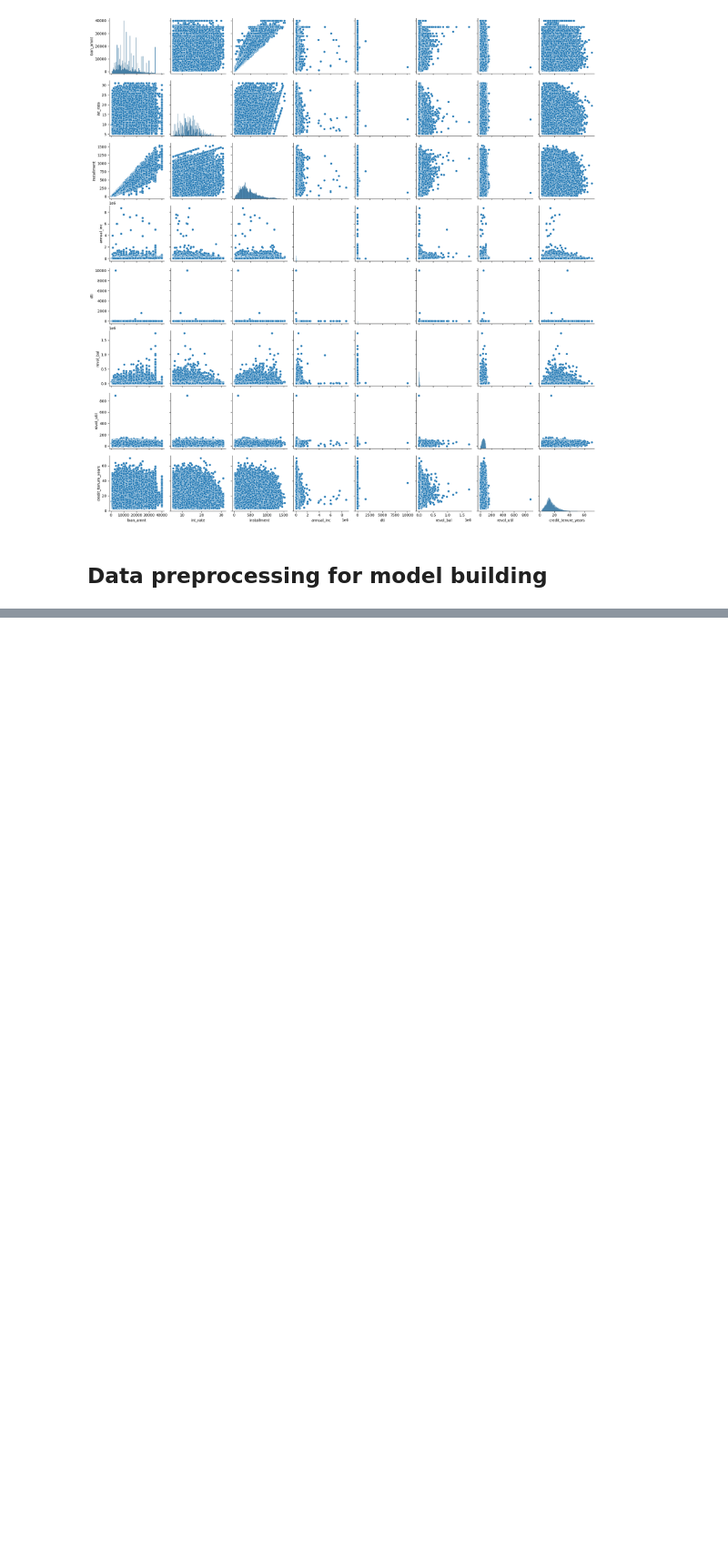
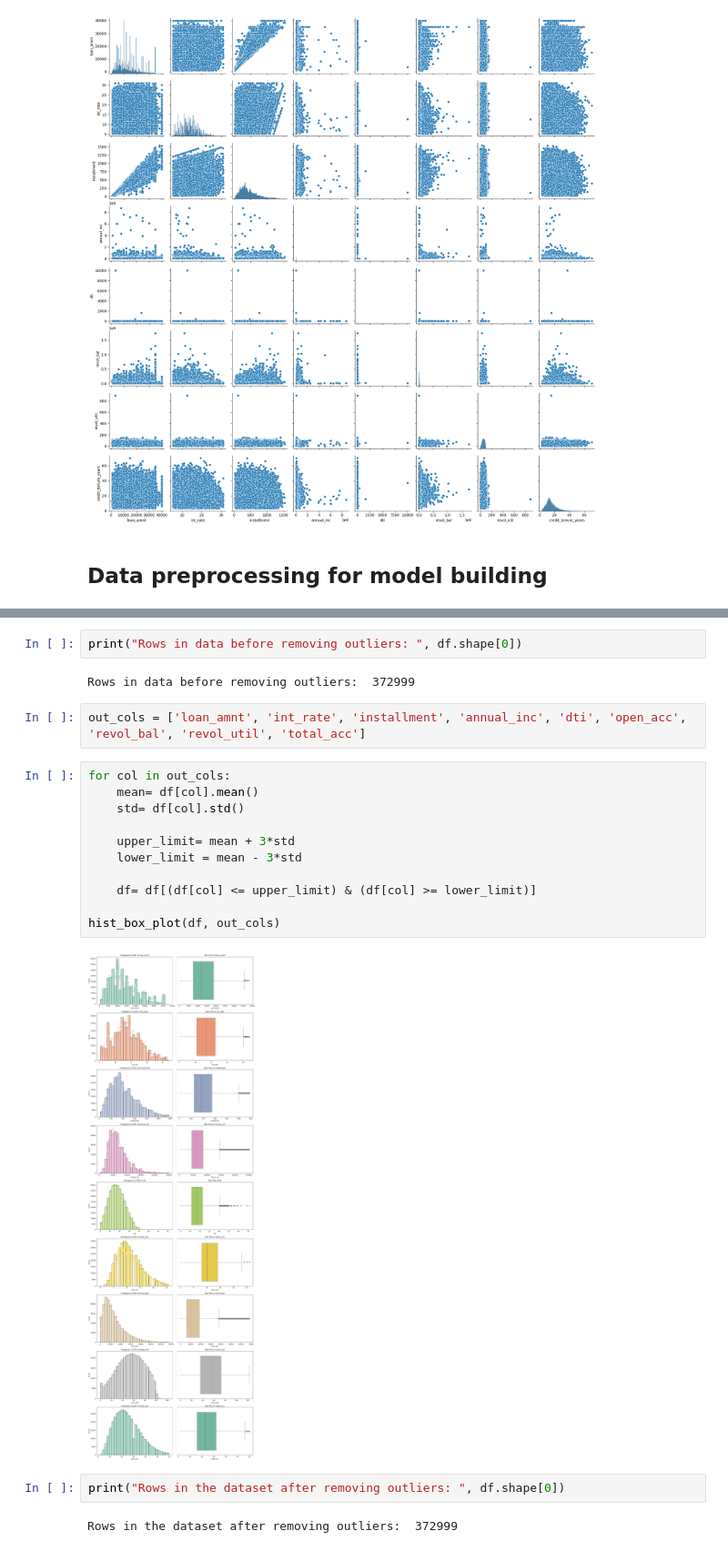
Before and after one commit to sayed-ashfaq/Loantap_logistic_regression, a Jupyter notebook: Loantap_EDA.ipynb, the cells around one changed output, grey strips where cells are left out. Shown at 91% size. Cells and saved outputs as stored; diff of their text form; blank space fills up the shorter version.

```diff
--- a/Loantap_EDA.ipynb
+++ b/Loantap_EDA.ipynb
@@ -1142,0 +1159,23 @@ plt.show()
+# %%
+print("Rows in data before removing outliers: ", df.shape[0])
+# %% [output]
+Rows in data before removing outliers:  372999
+# %%
+out_cols = ['loan_amnt', 'int_rate', 'installment', 'annual_inc', 'dti', 'open_acc', 'revol_bal', 'revol_util', 'total_acc']
+# %%
+for col in out_cols:
+    mean= df[col].mean()
+    std= df[col].std()
+
+    upper_limit= mean + 3*std
+    lower_limit = mean - 3*std
+
+    df= df[(df[col] <= upper_limit) & (df[col] >= lower_limit)]
+
+hist_box_plot(df, out_cols)
+# %% [output]
+[figure, added]
+# %%
+print("Rows in the dataset after removing outliers: ", df.shape[0])
+# %% [output]
+Rows in the dataset after removing outliers:  372999
```
Also changed, not shown: parts of 12 cells of this notebook.
